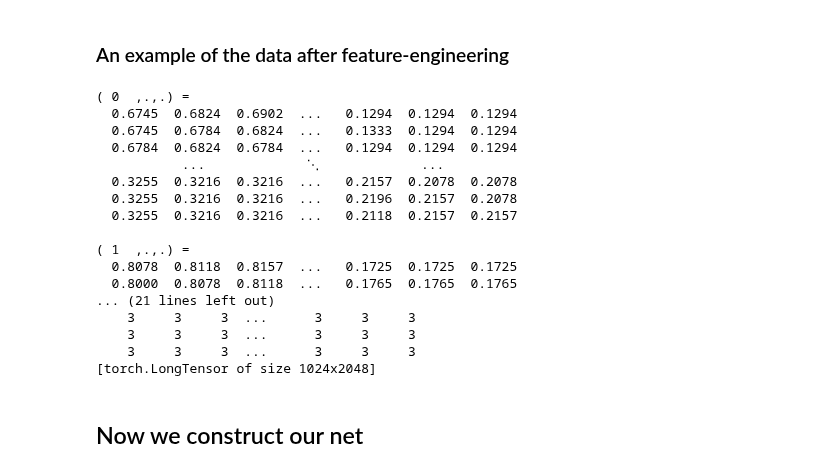
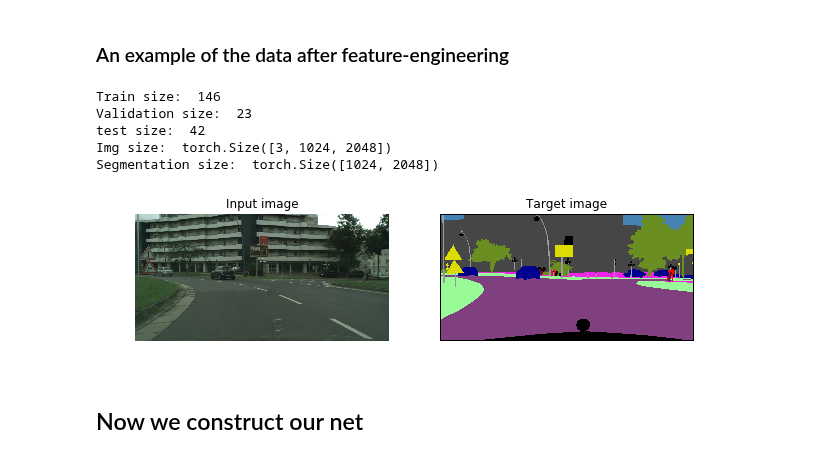
Before and after one commit to Zhuyue0324/dlcv1718, a Jupyter notebook: DL4CV_project.ipynb, the cells around one changed output. Cells and saved outputs as stored; diff of their text form; code cells hidden in the pictures.

Commit message:
visualisation done

```diff
--- a/DL4CV_project.ipynb
+++ b/DL4CV_project.ipynb
@@ -103,28 +94,34 @@ dataval = MyImageFolder(root1=root+li8b+'val', root2=root+gt+'val' , transform =
 datatest = MyImageFolder(root1=root+li8b+'test', root2=root+gt+'test' , transform = transform , target_transform= targettransform)
 # %% [markdown]
 ### An example of the data after feature-engineering
-# %%
-x,y=datatrain[0]
-print(x)
-print(y)
-# %% [output]
-( 0  ,.,.) =
-  0.6745  0.6824  0.6902  ...   0.1294  0.1294  0.1294
-  0.6745  0.6784  0.6824  ...   0.1333  0.1294  0.1294
-  0.6784  0.6824  0.6784  ...   0.1294  0.1294  0.1294
-           ...             ⋱             ...
-  0.3255  0.3216  0.3216  ...   0.2157  0.2078  0.2078
-  0.3255  0.3216  0.3216  ...   0.2196  0.2157  0.2078
-  0.3255  0.3216  0.3216  ...   0.2118  0.2157  0.2157
-
-( 1  ,.,.) =
-  0.8078  0.8118  0.8157  ...   0.1725  0.1725  0.1725
-  0.8000  0.8078  0.8118  ...   0.1765  0.1765  0.1765
-... (21 lines left out)
-    3     3     3  ...      3     3     3
-    3     3     3  ...      3     3     3
-    3     3     3  ...      3     3     3
-[torch.LongTensor of size 1024x2048]
+# %%
+x,y=datatrain[0]
+print("Train size: ", len(datatrain))
+print("Validation size: ", len(dataval))
+print("test size: ", len(datatest))
+print("Img size: ", x.size())
+print("Segmentation size: ", y.size())
+
+plt.figure(figsize=(10, 15))
+# img
+plt.subplot(3, 2, 1)
+plt.imshow(x.numpy().transpose(1,2,0))
+plt.axis('off')
+plt.title("Input image")
+
+    # target
+plt.subplot(3, 2, 2)
+plt.imshow(label_img_to_rgb(y.numpy()))
+plt.axis('off')
+plt.title("Target image")
+plt.show()
+# %% [output]
+Train size:  146
+Validation size:  23
+test size:  42
+Img size:  torch.Size([3, 1024, 2048])
+Segmentation size:  torch.Size([1024, 2048])
+[figure, added]
 # %% [markdown]
 ## Now we construct our net
 # %%
```
Also changed, not shown: parts of 8 cells of this notebook.
